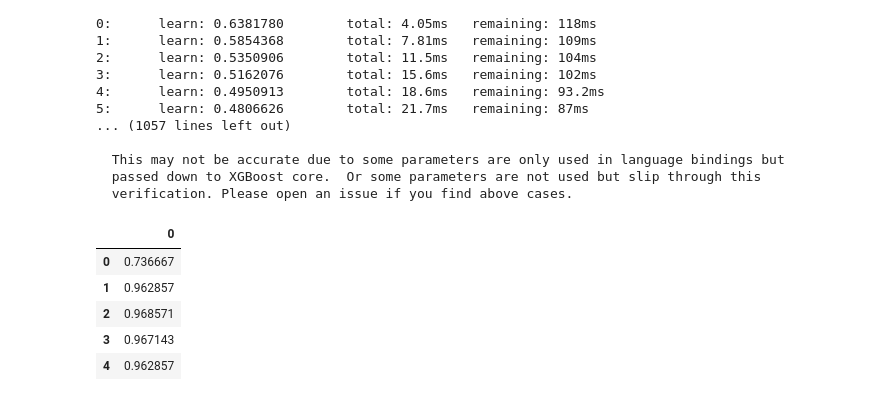
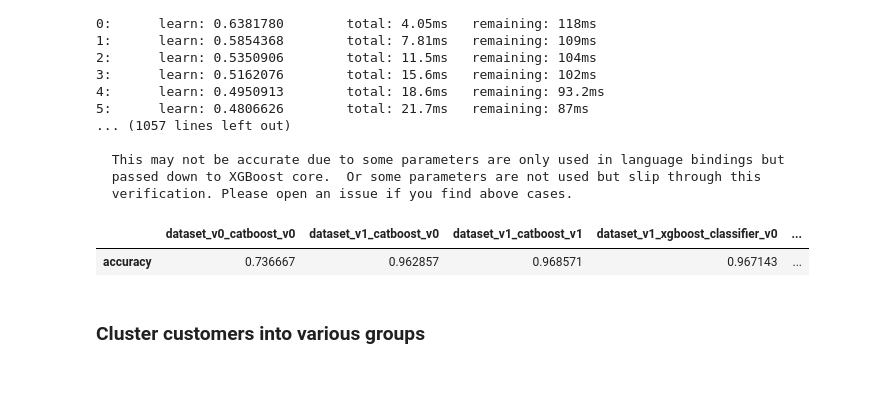
Before and after one commit to MaxKumundzhiev/IntroductionDataScience, a Jupyter notebook: main.ipynb, the cells around one changed output. Drawn from its saved outputs; the diff is of its cells as text; code cells hidden in the pictures.

```diff
--- a/main.ipynb
+++ b/main.ipynb
@@ -337,24 +337,23 @@ Learning rate set to 0.22043
 # %%
 # # model version > 0, denones tuned model
 
-results = [dataset_v0_catboost_v0,
+results = [[dataset_v0_catboost_v0,
            dataset_v1_catboost_v0,
            dataset_v1_catboost_v1, # tuned
            dataset_v1_xgboost_classifier_v0,
            dataset_v1_xgboost_classifier_v1 # tuned
-          ]
+          ]]
 
-# result_df = pd.DataFrame(results,
-#                          columns=['dataset_v0_catboost_v0',
-#                                   'dataset_v1_catboost_v0',
-#                                   'dataset_v1_catboost_v1',
-#                                   'dataset_v1_xgboost_classifier_v0',
-#                                   'dataset_v1_xgboost_classifier_v1'])
-# result_df
+result_df = pd.DataFrame(results,
+                         columns=['dataset_v0_catboost_v0',
+                                  'dataset_v1_catboost_v0',
+                                  'dataset_v1_catboost_v1',
+                                  'dataset_v1_xgboost_classifier_v0',
+                                  'dataset_v1_xgboost_classifier_v1'],
+                        index=['accuracy'])
+result_df
 # %% [output]
-|  | 0 |
-| 0 | 0.736667 |
-| 1 | 0.962857 |
-| 2 | 0.968571 |
-| 3 | 0.967143 |
-| 4 | 0.962857 |
+|  | dataset_v0_catboost_v0 | dataset_v1_catboost_v0 | dataset_v1_catboost_v1 | dataset_v1_xgboost_classifier_v0 | ... |
+| accuracy | 0.736667 | 0.962857 | 0.968571 | 0.967143 | ... |
+# %% [markdown]
+### Cluster customers into various groups
```
Also changed, not shown: parts of 12 cells of this notebook.
